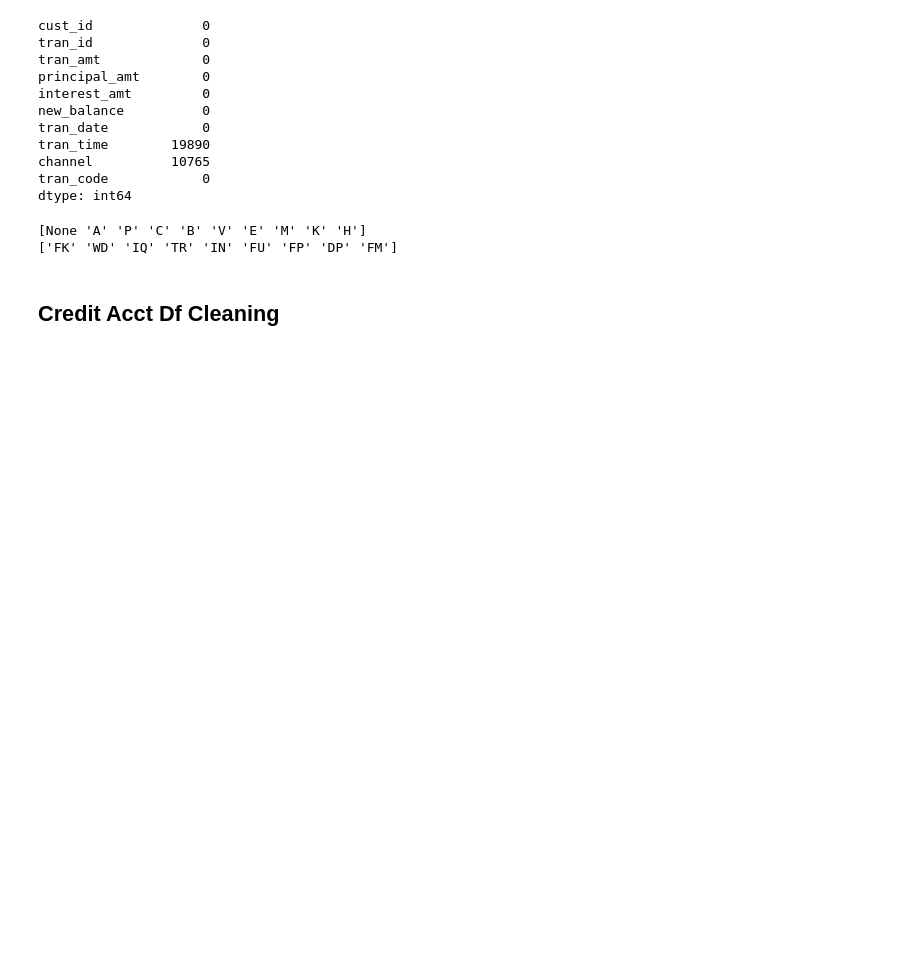
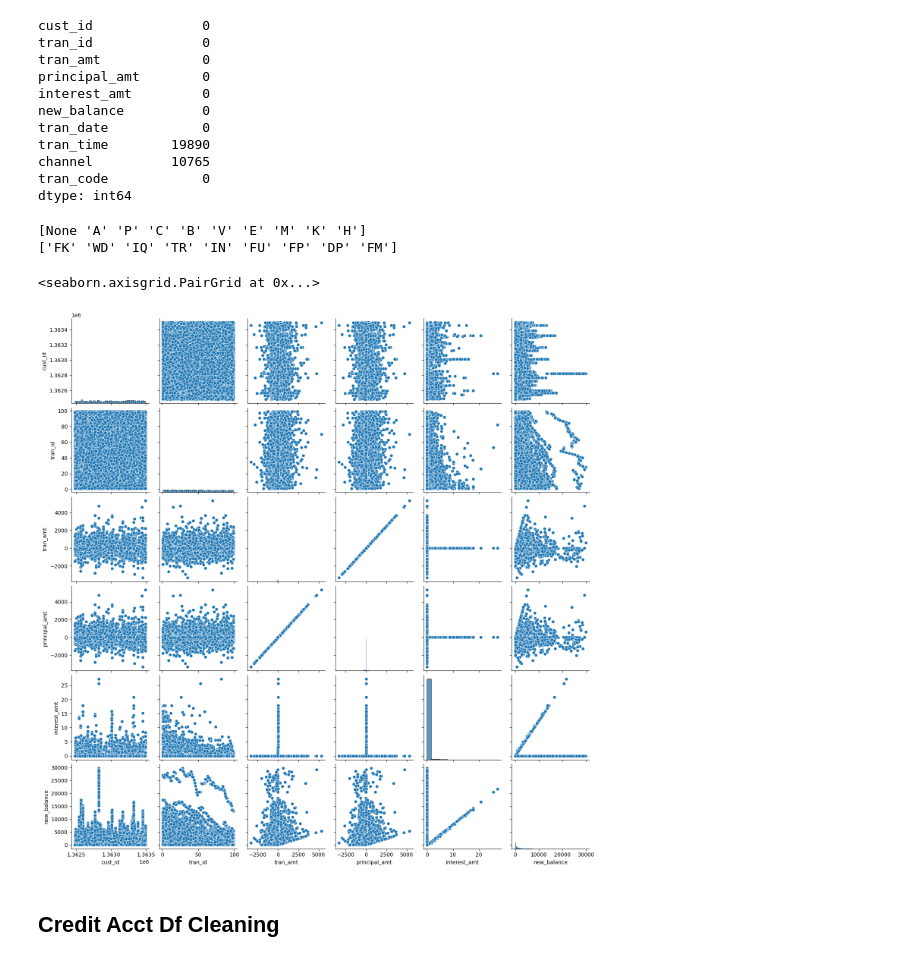
Before and after one commit to btmarsh6/mini-project-III, a Jupyter notebook: Ben_notebook.ipynb, the cells around one changed output. Drawn from its saved outputs; the diff is of its cells as text; code cells hidden in the pictures; blank space fills up the shorter version.

Commit message:
added some more pairplots

```diff
--- a/Ben_notebook.ipynb
+++ b/Ben_notebook.ipynb
@@ -466,6 +466,11 @@ print(checking_tran_df['tran_code'].unique())
 # %% [output]
 [None 'A' 'P' 'C' 'B' 'V' 'E' 'M' 'K' 'H']
 ['FK' 'WD' 'IQ' 'TR' 'IN' 'FU' 'FP' 'DP' 'FM']
+# %%
+sns.pairplot(checking_tran_df)
+# %% [output]
+<seaborn.axisgrid.PairGrid at 0x...>
+[figure, added]
 # %%
 checking_tran_df.to_csv('clean_data/checking_tran_clean.csv', index=False)
 # %% [markdown]
```
Also changed, not shown: parts of 1 cell of this notebook, 1 other file.
